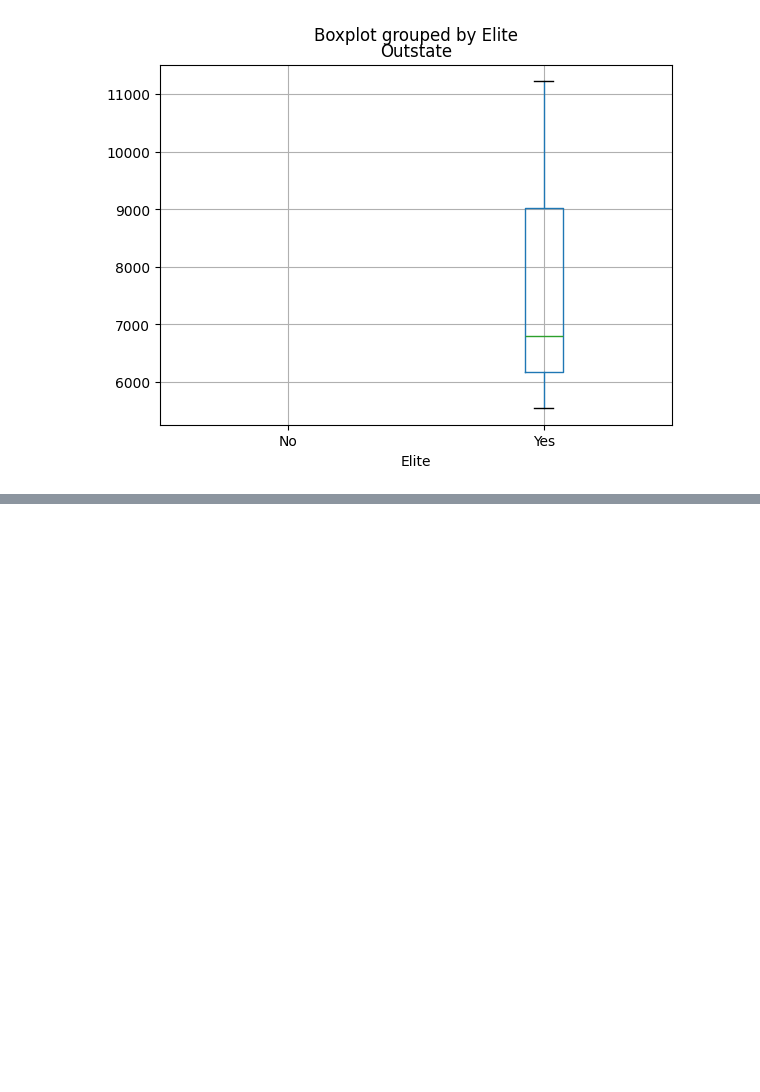
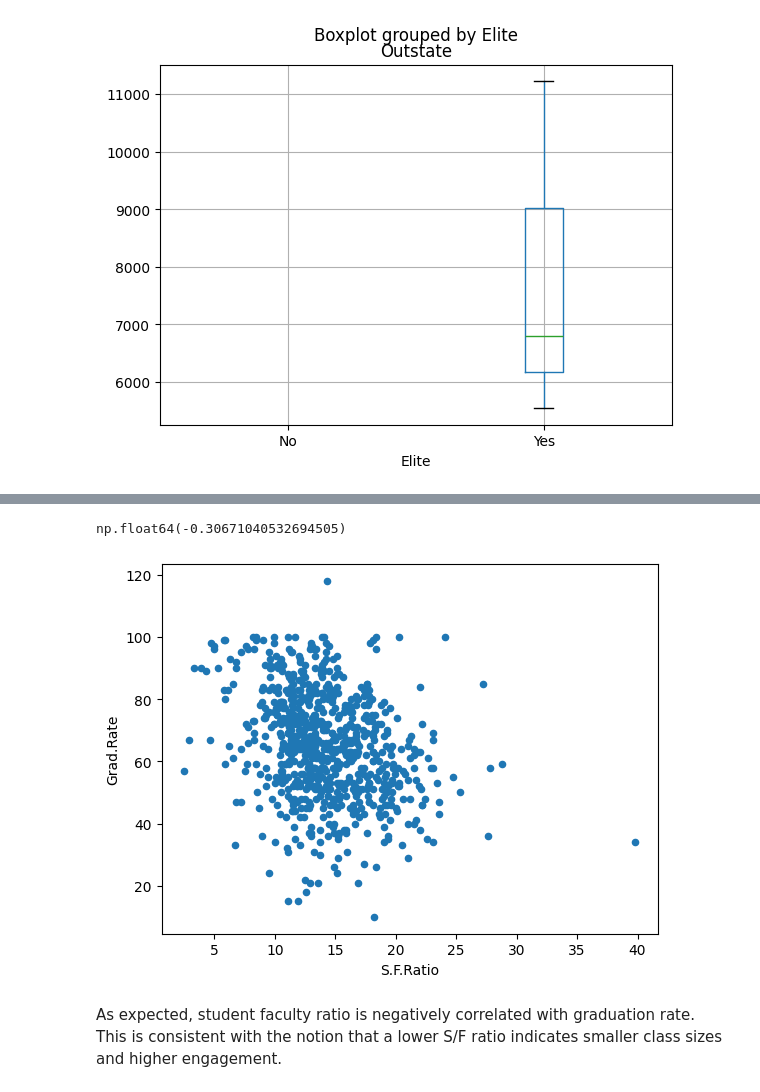
Before and after one commit to tuckrhod1534/ISL, a Jupyter notebook: CH2/Exercises/P8.ipynb, the cells around one changed output, grey strips where cells are left out. Saved outputs shown, nothing was run; the diff lists cells and outputs as text; code cells hidden in the pictures; blank space fills up the shorter version.

```diff
--- a/CH2/Exercises/P8.ipynb
+++ b/CH2/Exercises/P8.ipynb
@@ -73,0 +74,10 @@ plt.show();
+# %%
+college['S.F.Ratio'].corr(college['Grad.Rate'], method='pearson')
+# %% [output]
+np.float64(-0.30671040532694505)
+# %%
+college.plot.scatter('S.F.Ratio', 'Grad.Rate');
+# %% [output]
+[figure, added]
+# %% [markdown]
+As expected, student faculty ratio is negatively correlated with graduation rate. This is consistent with the notion that a lower S/F ratio indicates smaller class sizes and higher engagement.
```
Also changed, not shown: parts of 1 cell of this notebook, 3 other files.
